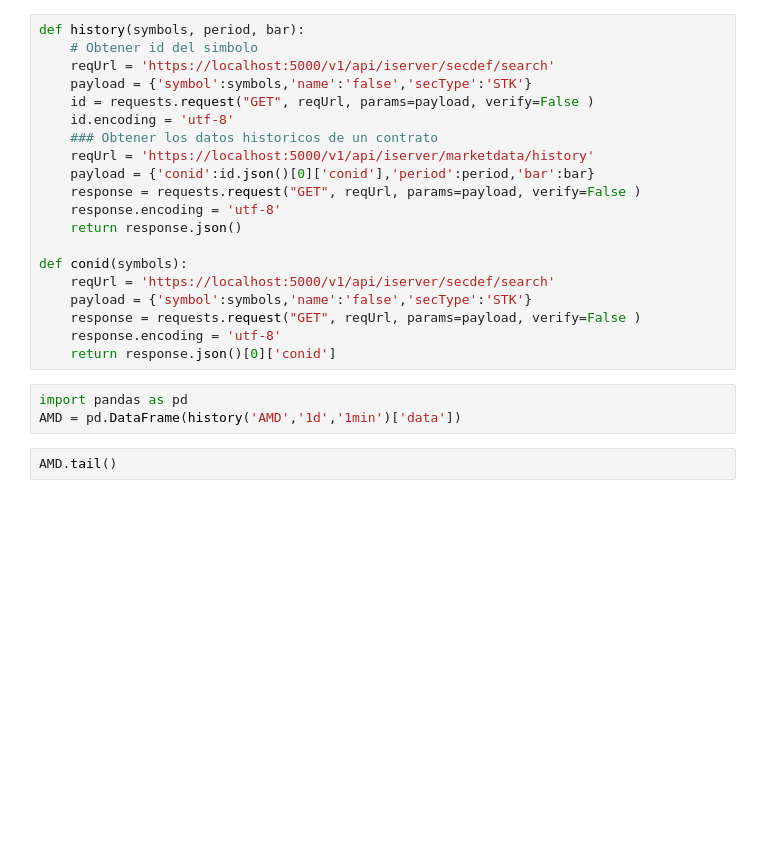
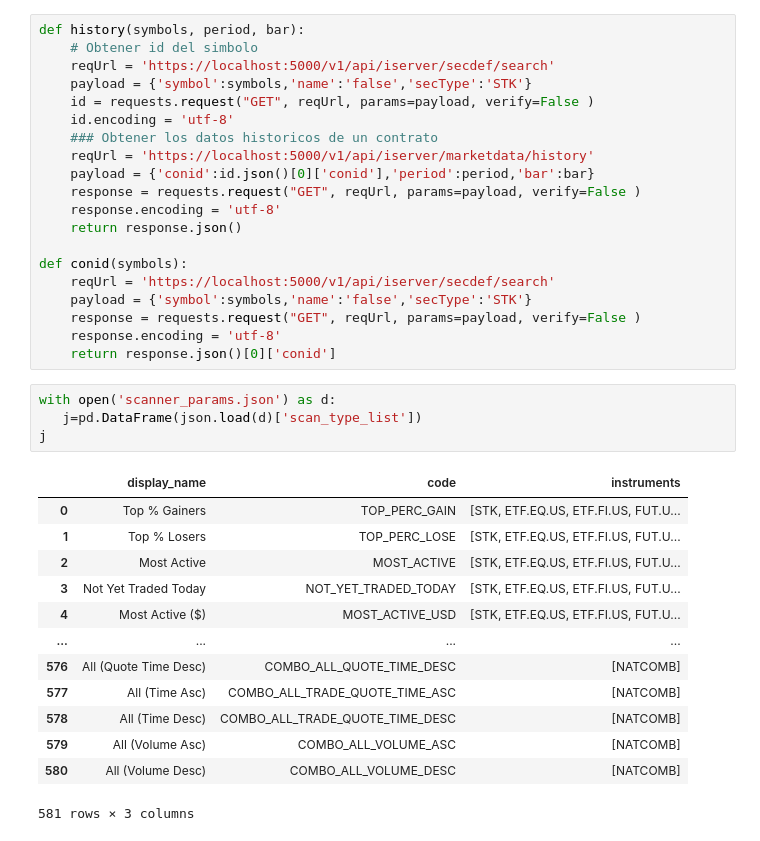
Before and after one commit to LeOx26/oraculo, a Jupyter notebook: testing/ibkr.ipynb, the cells around one changed output. Saved outputs shown, nothing was run; the diff lists cells and outputs as text; blank space fills up the shorter version.

```diff
--- a/testing/ibkr.ipynb
+++ b/testing/ibkr.ipynb
@@ -22,11 +23,24 @@ def conid(symbols):
     response = requests.request("GET", reqUrl, params=payload, verify=False )
     response.encoding = 'utf-8'
     return response.json()[0]['conid']
-# %%
-import pandas as pd
-AMD = pd.DataFrame(history('AMD','1d','1min')['data'])
-# %%
-AMD.tail()
+# %%
+with open('scanner_params.json') as d:
+   j=pd.DataFrame(json.load(d)['scan_type_list'])
+j
+# %% [output]
+|  | display_name | code | instruments |
+| 0 | Top % Gainers | TOP_PERC_GAIN | [STK, ETF.EQ.US, ETF.FI.US, FUT.U... |
+| 1 | Top % Losers | TOP_PERC_LOSE | [STK, ETF.EQ.US, ETF.FI.US, FUT.U... |
+| 2 | Most Active | MOST_ACTIVE | [STK, ETF.EQ.US, ETF.FI.US, FUT.U... |
+| 3 | Not Yet Traded Today | NOT_YET_TRADED_TODAY | [STK, ETF.EQ.US, ETF.FI.US, FUT.U... |
+| 4 | Most Active ($) | MOST_ACTIVE_USD | [STK, ETF.EQ.US, ETF.FI.US, FUT.U... |
+| ... | ... | ... | ... |
+| 576 | All (Quote Time Desc) | COMBO_ALL_QUOTE_TIME_DESC | [NATCOMB] |
+| 577 | All (Time Asc) | COMBO_ALL_TRADE_QUOTE_TIME_ASC | [NATCOMB] |
+| 578 | All (Time Desc) | COMBO_ALL_TRADE_QUOTE_TIME_DESC | [NATCOMB] |
+| 579 | All (Volume Asc) | COMBO_ALL_VOLUME_ASC | [NATCOMB] |
+| 580 | All (Volume Desc) | COMBO_ALL_VOLUME_DESC | [NATCOMB] |
+581 rows × 3 columns
 # %%
 import pandas as pd
 
```
Also changed, not shown: parts of 6 cells of this notebook, 4 other files.
